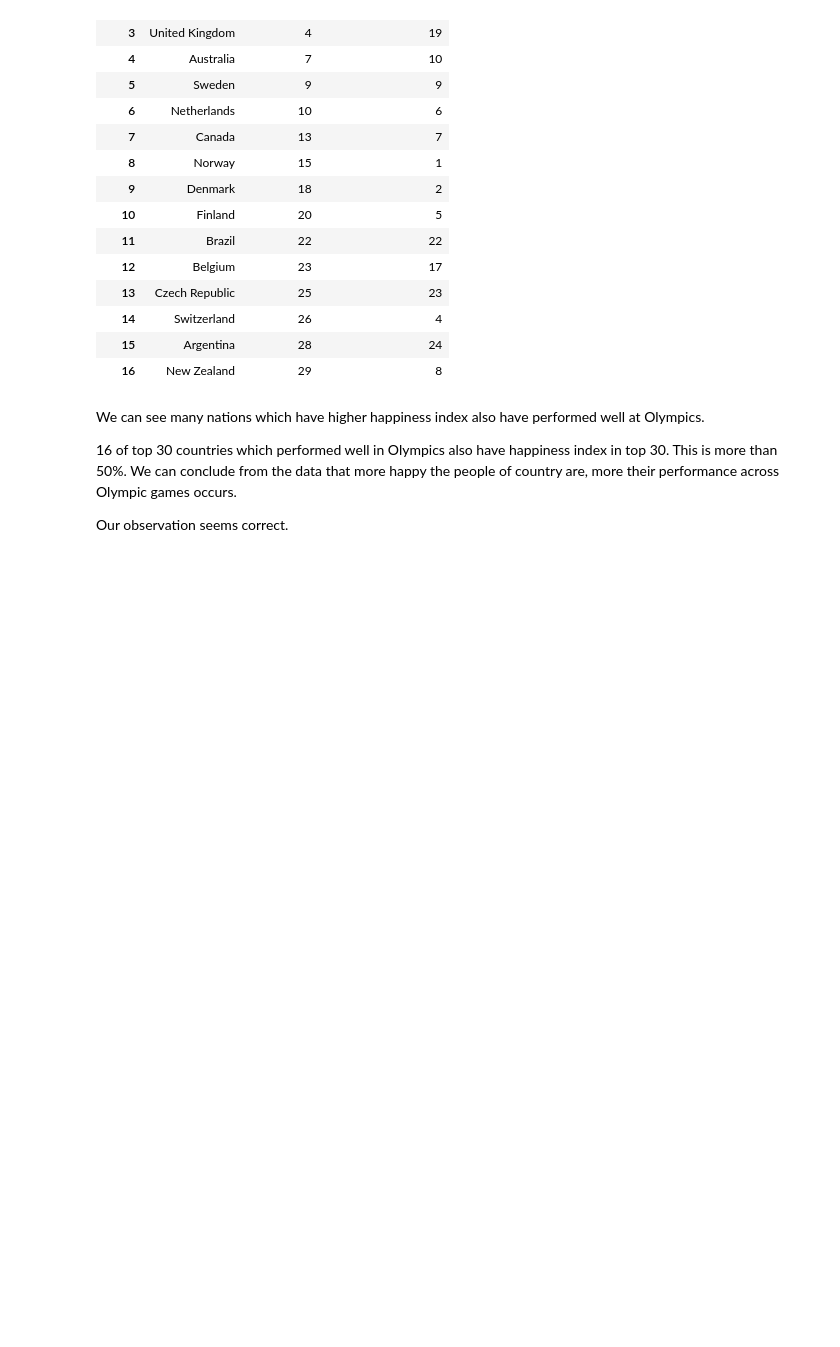
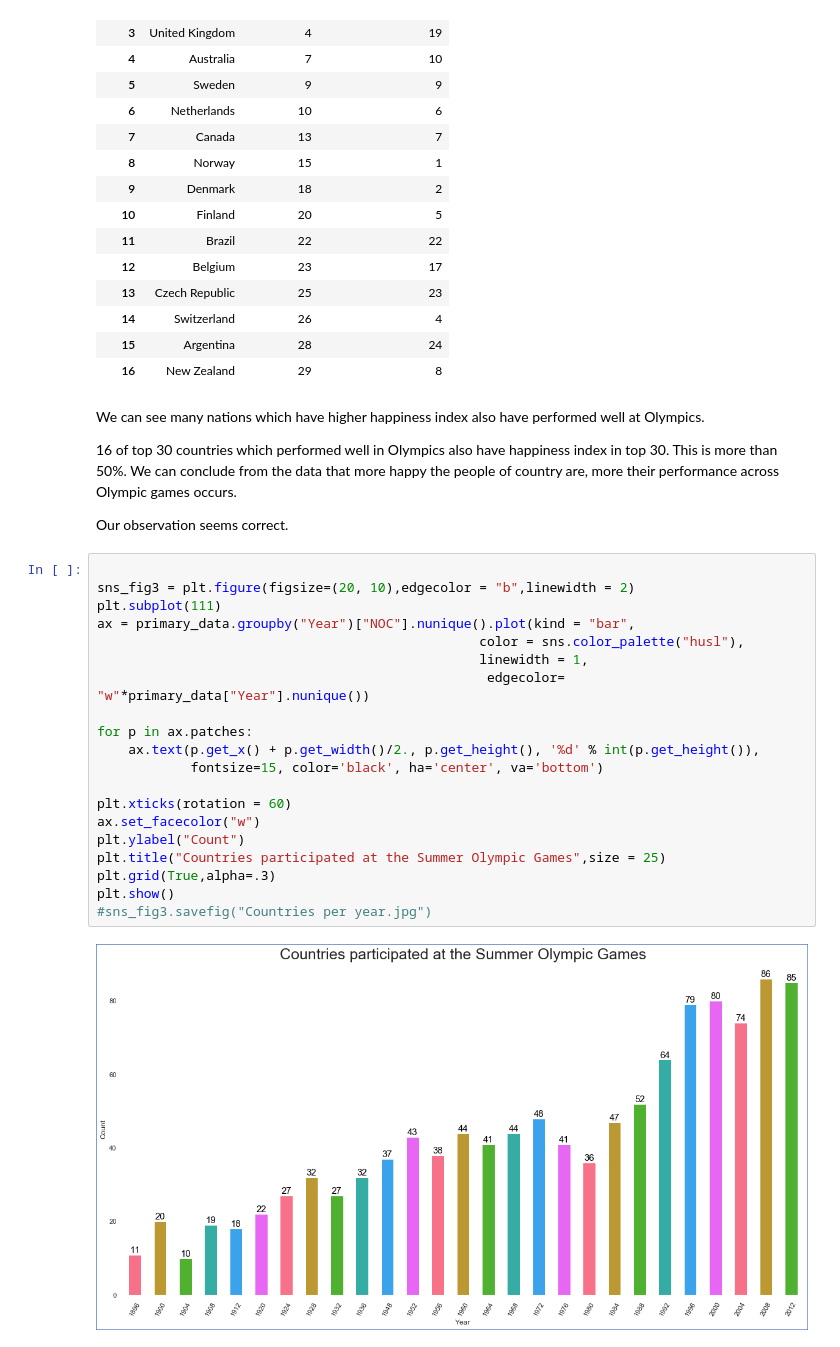
Before and after one commit to akash16dhotre/01_Olympics_Dataset_EDA, a Jupyter notebook: Olympic game EAD.ipynb, the cells around one changed output. Cells and saved outputs as stored; diff of their text form; blank space fills up the shorter version.

```diff
--- a/Olympic game EAD.ipynb
+++ b/Olympic game EAD.ipynb
@@ -1026,3 +1026,25 @@ We can see many nations which have higher happiness index also have performed we
 16 of top 30 countries which performed well in Olympics also have happiness index in top 30. This is more than 50%. We can conclude from the data that more happy the people of country are, more their performance across Olympic games occurs.
 
 Our observation seems correct.
+# %%
+
+sns_fig3 = plt.figure(figsize=(20, 10),edgecolor = "b",linewidth = 2)
+plt.subplot(111)
+ax = primary_data.groupby("Year")["NOC"].nunique().plot(kind = "bar",
+                                                 color = sns.color_palette("husl"),
+                                                 linewidth = 1,
+                                                  edgecolor=  "w"*primary_data["Year"].nunique())
+
+for p in ax.patches:
+    ax.text(p.get_x() + p.get_width()/2., p.get_height(), '%d' % int(p.get_height()),
+            fontsize=15, color='black', ha='center', va='bottom')
+
+plt.xticks(rotation = 60)
+ax.set_facecolor("w")
+plt.ylabel("Count")
+plt.title("Countries participated at the Summer Olympic Games",size = 25)
+plt.grid(True,alpha=.3)
+plt.show()
+#sns_fig3.savefig("Countries per year.jpg")
+# %% [output]
+[figure, added]
```
Also changed, not shown: parts of 3 cells of this notebook.
